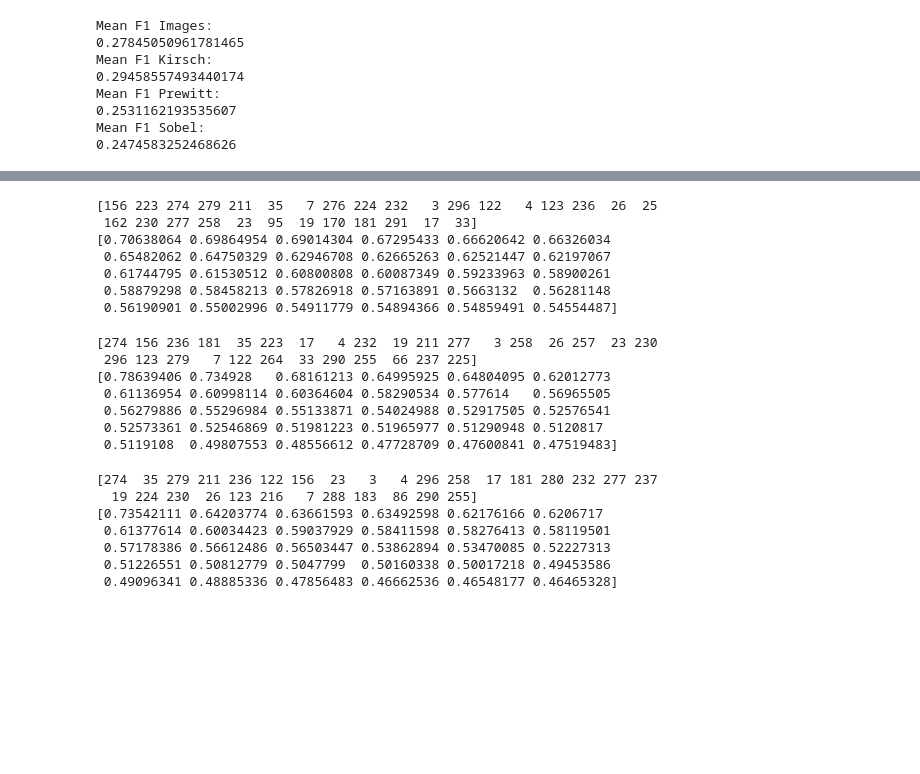
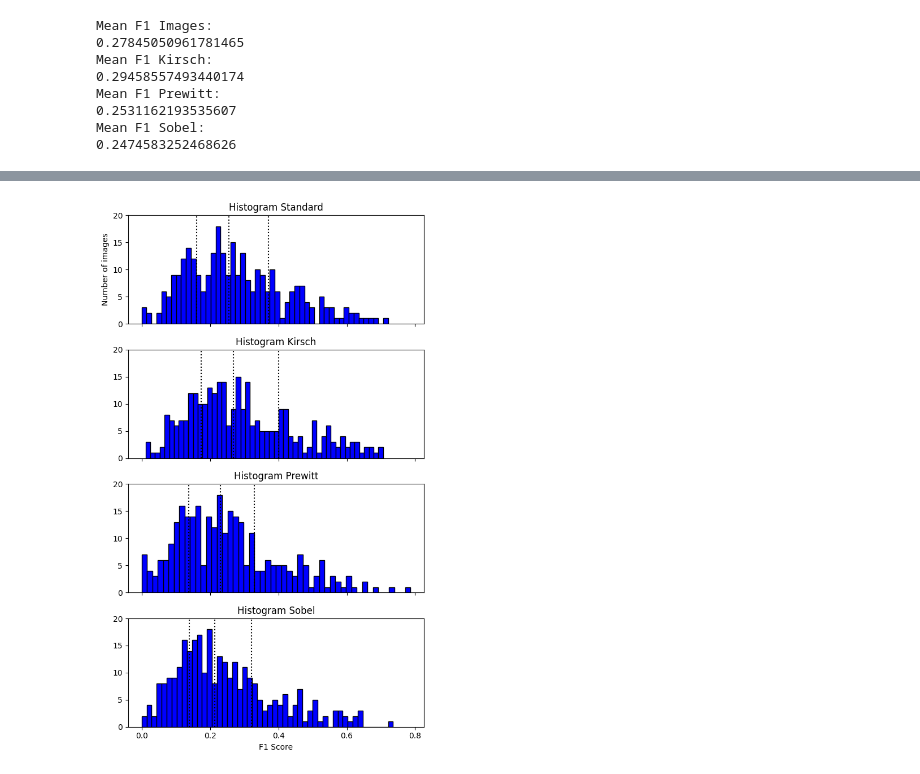
Before and after one commit to PaulZaha/CoronaryArteryDisease_v2, a Jupyter notebook: Models/Evaluation.ipynb, the cells around one changed output, grey strips where cells are left out. Saved outputs shown, nothing was run; the diff lists cells and outputs as text; code cells hidden in the pictures; blank space fills up the shorter version.

```diff
--- a/Models/Evaluation.ipynb
+++ b/Models/Evaluation.ipynb
@@ -93,6 +92,9 @@ print(mean_f1_prewitt)
 mean_f1_sobel = np.mean(f1_array_sobel)
 print("Mean F1 Sobel:")
 print(mean_f1_sobel)
+
+array_list = [f1_array_images,f1_array_kirsch,f1_array_prewitt,f1_array_sobel]
+array_names = ['Standard','Kirsch','Prewitt','Sobel']
 # %% [output]
 Mean F1 Images:
 0.27845050961781465
@@ -102,10 +104,3 @@ Mean F1 Prewitt:
 0.2531162193535607
 Mean F1 Sobel:
 0.2474583252468626
-# %%
-def histogram(array,name):
-    plt.hist(array,bins=50,color='blue',edgecolor='black')
-
-    plt.xlabel("F1 Score")
-    plt.ylabel('Number of images')
-    plt.title('Histogram ' + name)
@@ -226,39 +107,27 @@ print(f1_array_images[max_images[:30]])
-# %%
-#Get max values and image ids
-max_kirsch = np.argsort(-f1_array_kirsch)
-print(max_kirsch[:30])
-print(f1_array_kirsch[max_kirsch[:30]])
-# %% [output]
-[156 223 274 279 211  35   7 276 224 232   3 296 122   4 123 236  26  25
- 162 230 277 258  23  95  19 170 181 291  17  33]
-[0.70638064 0.69864954 0.69014304 0.67295433 0.66620642 0.66326034
- 0.65482062 0.64750329 0.62946708 0.62665263 0.62521447 0.62197067
- 0.61744795 0.61530512 0.60800808 0.60087349 0.59233963 0.58900261
- 0.58879298 0.58458213 0.57826918 0.57163891 0.5663132  0.56281148
- 0.56190901 0.55002996 0.54911779 0.54894366 0.54859491 0.54554487]
-# %%
-#Get max values and image ids
-max_prewitt = np.argsort(-f1_array_prewitt)
-print(max_prewitt[:30])
-print(f1_array_prewitt[max_prewitt[:30]])
-# %% [output]
-[274 156 236 181  35 223  17   4 232  19 211 277   3 258  26 257  23 230
- 296 123 279   7 122 264  33 290 255  66 237 225]
-[0.78639406 0.734928   0.68161213 0.64995925 0.64804095 0.62012773
- 0.61136954 0.60998114 0.60364604 0.58290534 0.577614   0.56965505
- 0.56279886 0.55296984 0.55133871 0.54024988 0.52917505 0.52576541
- 0.52573361 0.52546869 0.51981223 0.51965977 0.51290948 0.5120817
- 0.5119108  0.49807553 0.48556612 0.47728709 0.47600841 0.47519483]
-# %%
-#Get max values and image ids
-max_sobel = np.argsort(-f1_array_sobel)
-print(max_sobel[:30])
-print(f1_array_sobel[max_sobel[:30]])
-# %% [output]
-[274  35 279 211 236 122 156  23   3   4 296 258  17 181 280 232 277 237
-  19 224 230  26 123 216   7 288 183  86 290 255]
-[0.73542111 0.64203774 0.63661593 0.63492598 0.62176166 0.6206717
- 0.61377614 0.60034423 0.59037929 0.58411598 0.58276413 0.58119501
- 0.57178386 0.56612486 0.56503447 0.53862894 0.53470085 0.52227313
- 0.51226551 0.50812779 0.5047799  0.50160338 0.50017218 0.49453586
- 0.49096341 0.48885336 0.47856483 0.46662536 0.46548177 0.46465328]
+# %%
+def histogram(array_list, names):
+    fig, axs = plt.subplots(4, sharex=True, figsize=(6, 10))  # Erstellt vier Subplots mit einer gemeinsamen x-Achse
+
+    axs[0].set_ylabel('Number of images')
+    axs[3].set_xlabel('F1 Score')
+    axs[0].set_xticks([0.0, 0.2, 0.4, 0.6, 0.8])
+
+    for i in range(4):
+        axs[i].hist(array_list[i], bins=50, color='blue', edgecolor='black')
+        axs[i].set_title('Histogram ' + names[i])
+
+        axs[i].set_yticks([0, 5, 10, 15, 20])
+
+        # Berechne die 25., 50. und 75. Perzentile
+        quartiles = np.percentile(array_list[i], [25, 50, 75])
+
+        # Zeichne vertikale Linien für die Quartile
+        for quartile in quartiles:
+            axs[i].axvline(x=quartile, color='black', linestyle=':')
+
+    plt.tight_layout()  # Für verbesserte Anordnung der Subplots
+    plt.show()
+
+histogram(array_list,array_names)
+# %% [output]
+[figure, added]
```
Also changed, not shown: parts of 15 cells of this notebook, 8 other files.
